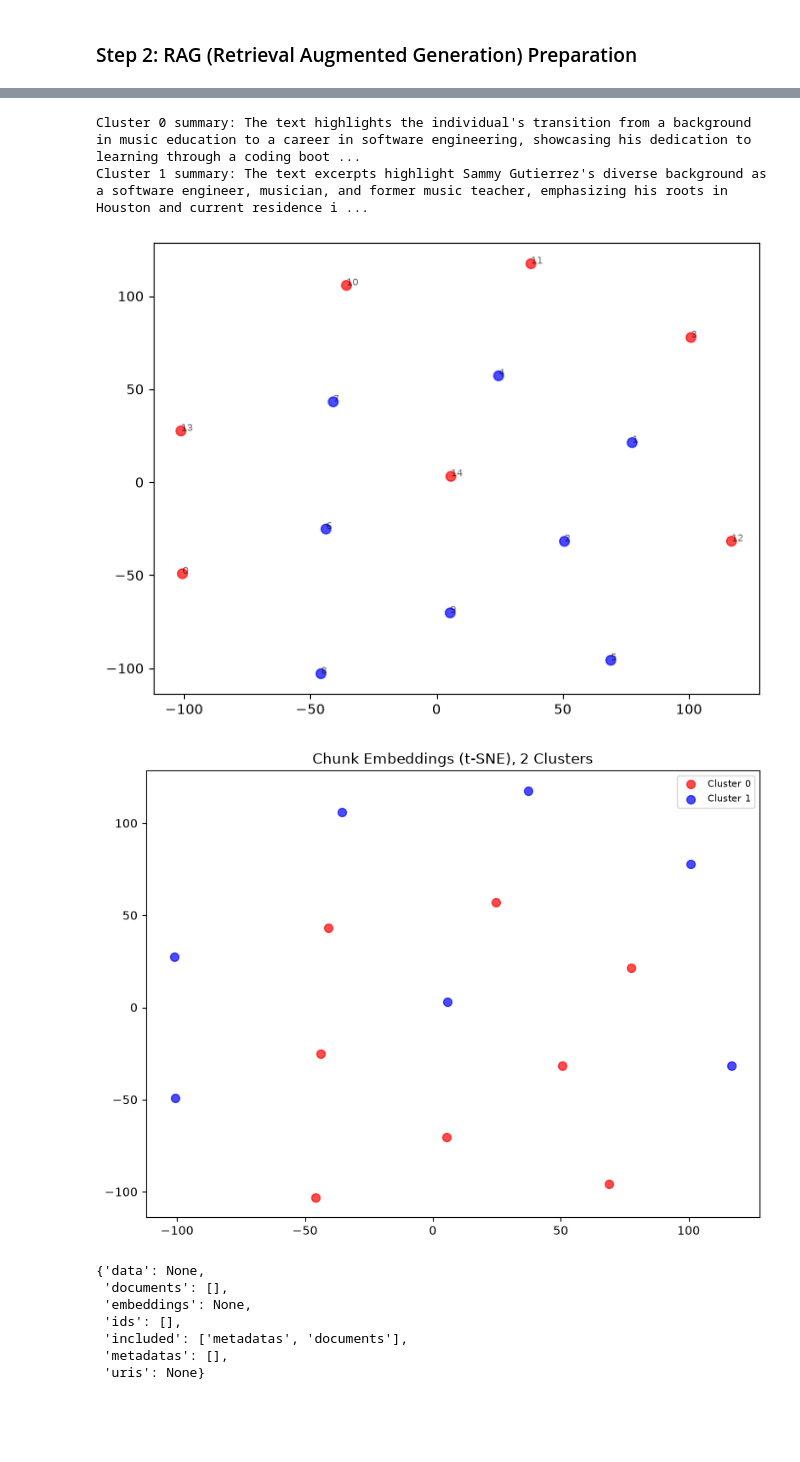
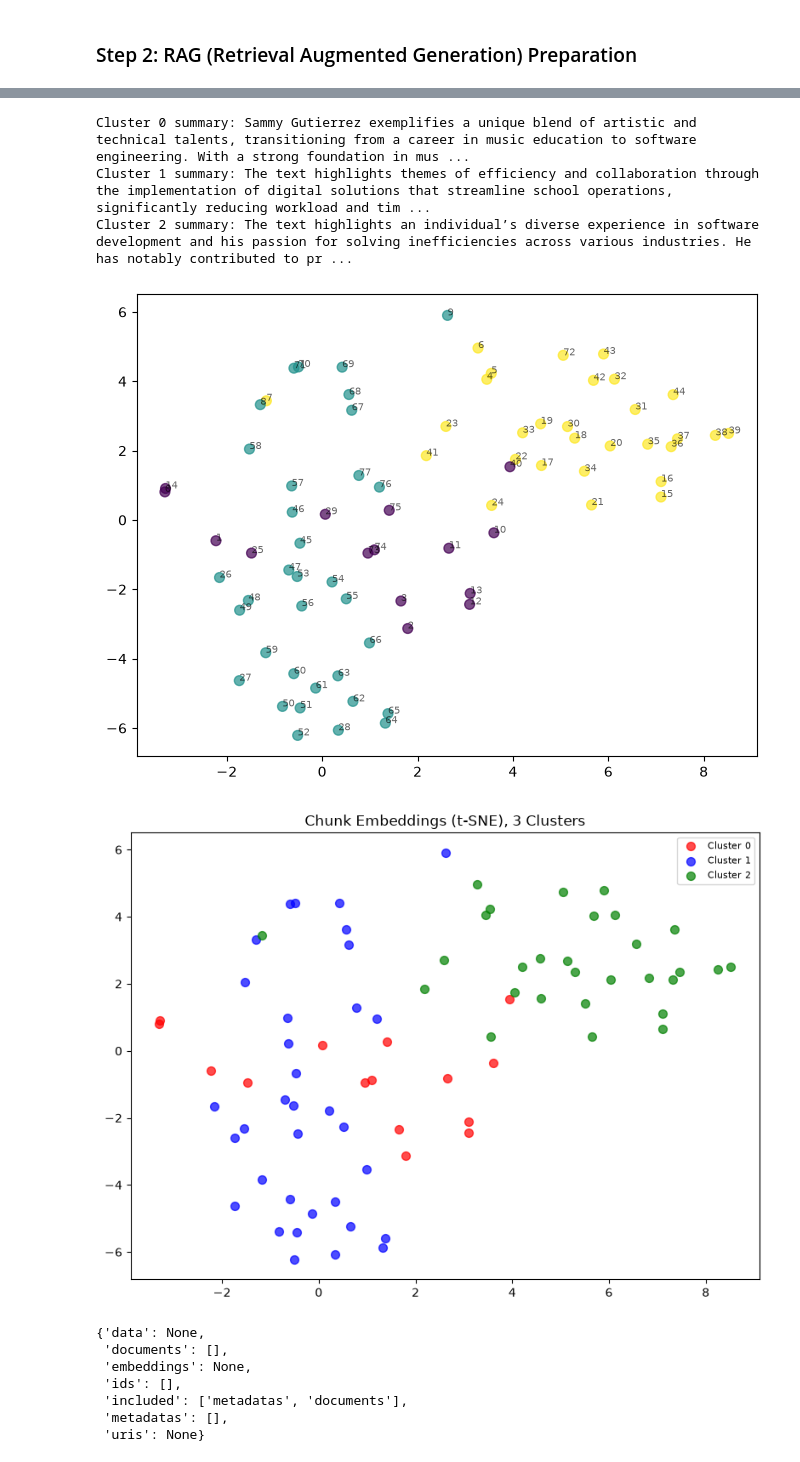
Before and after one commit to SammyGutierrez335/AI_Engineering, a Jupyter notebook: Part 1/digital-twin.ipynb, the cells around one changed output, grey strips where cells are left out. Cells and saved outputs as stored; diff of their text form; code cells hidden in the pictures; blank space fills up the shorter version.

```diff
--- a/Part 1/digital-twin.ipynb
+++ b/Part 1/digital-twin.ipynb
@@ -20,7 +23,7 @@ client = OpenAI()
 # %% [markdown]
 ### Step 2: RAG (Retrieval Augmented Generation) Preparation
 # %%
-document = """
+document_overview = """
 Sammy Gutierrez is a Software Engineer, musician, and used to work as a elementary school music teacher. He lived most of his life in the greater Houston area but is currently living in Vail, Colorado.
 He has a Bachelors of Music Education but completed a 1000+ hour coding bootcamp where he immersed himself in learning about Software Engineering.
 
@@ -235,0 +531,25 @@ reality work instructions and management solution. Upon successful completion, h
+# %%
+documents = [
+    { "text": document_overview, "source": "Sammy's Overview"},
+    { "text": document_education, "source": "Sammy's Education"},
+    { "text": document_professional_experience, "source": "Sammy's Professional Experience"}
+]
+
+chunks = []
+ids = []
+metadatas = []
+
+for doc in documents:
+    #prepare the list
+    chunks_ = chunk_document(doc["text"], chunk_size=300, overlap=30)
+    ids_ = [str(uuid.uuid4()) for _ in range(len(chunks_))]
+    metadatas_ = [{"source": doc["source"], "chunk_index": i} for i in range(len(chunks_))]
+
+    #Add to main lists
+    chunks.extend(chunks_)
+    ids.extend(ids_)
+    metadatas.extend(metadatas_)
+
+for i, chunk in enumerate(chunks):
+    display(Markdown(f"### Chunk {i+1} (ID: {ids[i]}, Source: {metadatas[i]['source']}, Index: {metadatas[i]['chunk_index']})"))
+    display(Markdown(chunk))
@@ -254,41 +595,45 @@ pprint(f"Each embedding has {len(embeddings[0])} dimensions.")
 import numpy as np
 import matplotlib.pyplot as plt
 from sklearn.manifold import TSNE
 from sklearn.cluster import KMeans
+
+N_CLUSTERS = 3
+
 # Reduce embeddings to 2D
 reduced = TSNE(n_components=2, random_state=42, perplexity=min(30, len(embeddings) - 1)).fit_transform(np.array(embeddings))
 
 # Plot
 plt.figure(figsize=(8, 6))
-labels = KMeans(n_clusters=2, random_state=42).fit_predict(np.array(embeddings))
-plt.scatter(reduced[:, 0], reduced[:, 1], c=labels, cmap="bwr", alpha=0.7, s=50)
+labels = KMeans(n_clusters=N_CLUSTERS, random_state=42).fit_predict(np.array(embeddings))
+plt.scatter(reduced[:, 0], reduced[:, 1], c=labels, cmap="viridis", alpha=0.7, s=50)
 
 for i, (x, y) in enumerate(reduced):
     plt.annotate(str(i), (x, y ), fontsize=7, alpha=0.6)
 
-for cluster_id in range(2):
+for cluster_id in range(N_CLUSTERS):
     cluster_chunks = [chunks[i] for i, l in enumerate(labels) if l == cluster_id]
     sample = "\n---\n".join(cluster_chunks[:5])
 
     response = client.chat.completions.create(
         model="gpt-4o-mini",
         max_tokens=200,
         messages=[{"role": "user", "content": f"Summarize the themese of these text chunks in 2-3 sentences:\n\n-{sample}"}]
     )
     print(f"Cluster {cluster_id} summary: {response.choices[0].message.content}")
 #plot with legend
-colors = ['red', 'blue']
+colors = ['red', 'blue', 'green']
 plt.figure(figsize=(8, 6))
-for cluster_id in range(2):
+for cluster_id in range(N_CLUSTERS):
     mask = labels == cluster_id
     plt.scatter(reduced[mask, 0], reduced[mask, 1], c=colors[cluster_id], label=f"Cluster {cluster_id}", alpha=0.7, s=50)
-plt.title("Chunk Embeddings (t-SNE), 2 Clusters")
+plt.title(f"Chunk Embeddings (t-SNE), {N_CLUSTERS} Clusters")
 plt.legend(loc="best", fontsize=8)
 plt.tight_layout()
 plt.show()
 # %% [output]
-Cluster 0 summary: The text highlights the individual's transition from a background in music education to a career in software engineering, showcasing his dedication to learning through a coding boot ...
-Cluster 1 summary: The text excerpts highlight Sammy Gutierrez's diverse background as a software engineer, musician, and former music teacher, emphasizing his roots in Houston and current residence i ...
+Cluster 0 summary: Sammy Gutierrez exemplifies a unique blend of artistic and technical talents, transitioning from a career in music education to software engineering. With a strong foundation in mus ...
+Cluster 1 summary: The text highlights themes of efficiency and collaboration through the implementation of digital solutions that streamline school operations, significantly reducing workload and tim ...
+Cluster 2 summary: The text highlights an individual’s diverse experience in software development and his passion for solving inefficiencies across various industries. He has notably contributed to pr ...
-[figure, old version]
+[figure, new version]
-[figure, old version]
+[figure, new version]
 # %%
```
Also changed, not shown: parts of 13 cells of this notebook, 2 other files.
